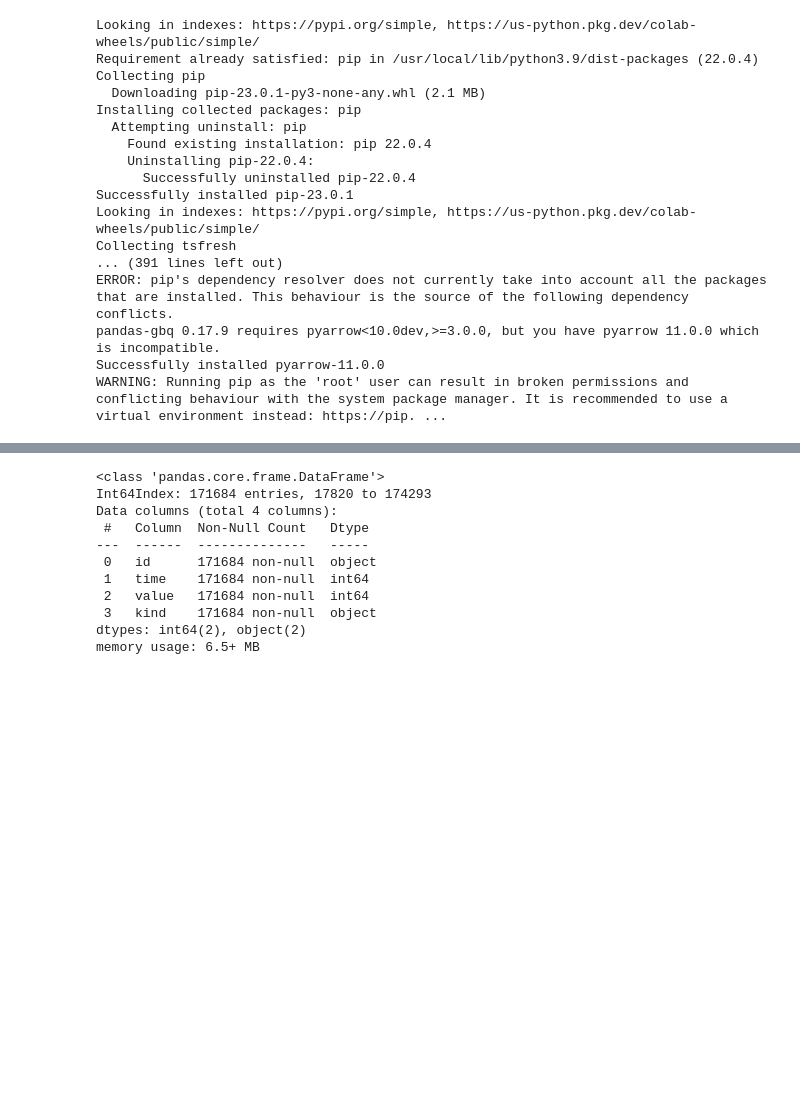
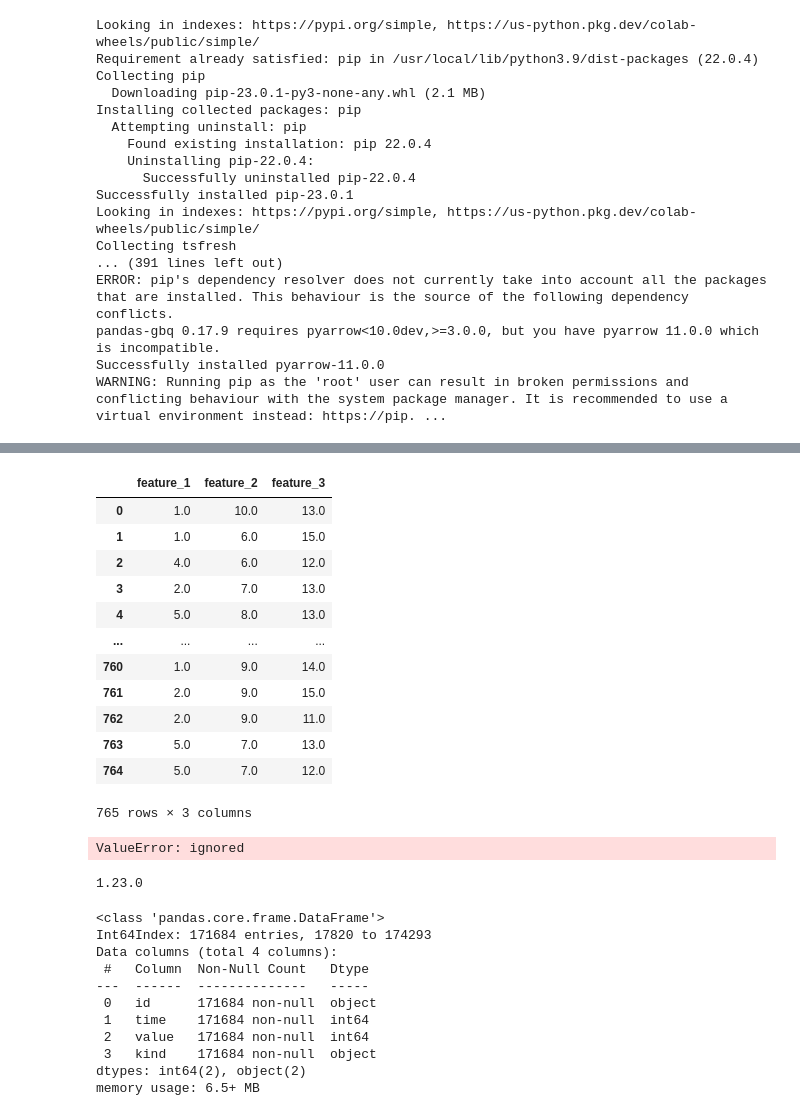
Before and after one commit to arumajirou/-daily-test, a Jupyter notebook: 時系列アプリ下調べ.ipynb, the cells around one changed output, grey strips where cells are left out. Saved outputs shown, nothing was run; the diff lists cells and outputs as text; code cells hidden in the pictures; blank space fills up the shorter version.

```diff
--- a/時系列アプリ下調べ.ipynb
+++ b/時系列アプリ下調べ.ipynb
@@ -4392,3 +4510,35 @@ NvvmError: ignored
+# %%
+df
+# %% [output]
+|  | feature_1 | feature_2 | feature_3 |
+| 0 | 1.0 | 10.0 | 13.0 |
+| 1 | 1.0 | 6.0 | 15.0 |
+| 2 | 4.0 | 6.0 | 12.0 |
+| 3 | 2.0 | 7.0 | 13.0 |
+| 4 | 5.0 | 8.0 | 13.0 |
+| ... | ... | ... | ... |
+| 760 | 1.0 | 9.0 | 14.0 |
+| 761 | 2.0 | 9.0 | 15.0 |
+| 762 | 2.0 | 9.0 | 11.0 |
+| 763 | 5.0 | 7.0 | 13.0 |
+| 764 | 5.0 | 7.0 | 12.0 |
+765 rows × 3 columns
+# %%
+import pandas as pd
+import numpy as np
+
+# X_seglearnからDataFrameを作成
+df = pd.DataFrame(X_seglearn.reshape(-1, X_seglearn.shape[-1]), columns=['feature_1', 'feature_2', 'feature_3'])
+
+# セグメント番号を追加
+df['segment'] = np.repeat(np.arange(20), 108 * 5)
+# %% [output]
+ValueError: ignored
+# %%
+import featuretools as ft
+print(ft.__version__)
+# %% [output]
+1.23.0
 # %%
 
 # 必要なライブラリをインポート
```
Also changed, not shown: parts of 8 cells of this notebook.
